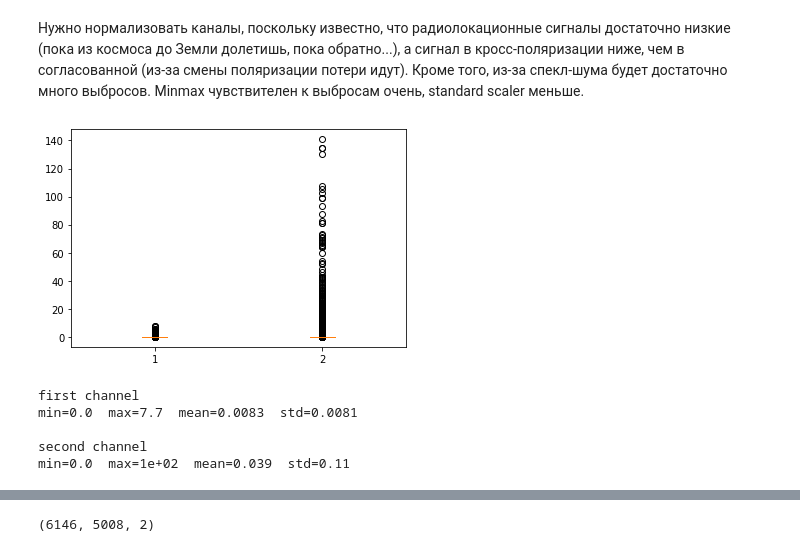
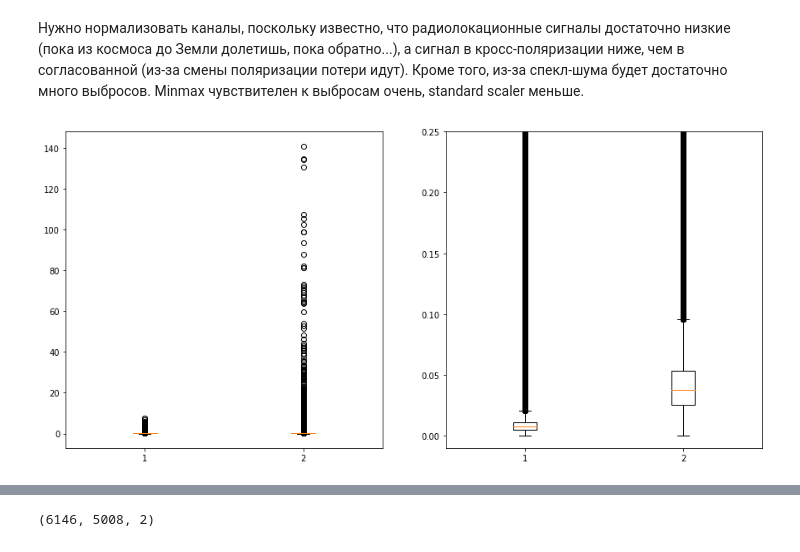
Before and after one commit to SozAnna/S1_Sakha_classification, a Jupyter notebook: Forest_mask_nn.ipynb, the cells around one changed output, grey strips where cells are left out. Cells and saved outputs as stored; diff of their text form; code cells hidden in the pictures.

```diff
--- a/Forest_mask_nn.ipynb
+++ b/Forest_mask_nn.ipynb
@@ -275,28 +298,10 @@ print(mask_array.shape)
 # %% [markdown]
 Нужно нормализовать каналы, поскольку известно, что радиолокационные сигналы достаточно низкие (пока из космоса до Земли долетишь, пока обратно...), а сигнал в кросс-поляризации ниже, чем в согласованной (из-за смены поляризации потери идут). Кроме того, из-за спекл-шума будет достаточно много выбросов. Minmax чувствителен к выбросам очень, standard scaler меньше.
 # %%
-plt.boxplot([image_array[:,:, :1].flatten(), image_array[:,:, 1:].flatten()])
+fig, axis = plt.subplots(1, 2, figsize=(15, 7))
+axis[0].boxplot([image_array[:,:, :1].flatten(), image_array[:,:, 1:].flatten()])
+axis[1].boxplot([image_array[:,:, :1].flatten(), image_array[:,:, 1:].flatten()])
+axis[1].set_ylim((-0.01, 0.25))
 plt.show()
 # %% [output]
-[figure, old version]
+[figure, new version]
-# %%
-min_b1 = np.min(image_array, axis=(0,1))[0]
-min_b2 = np.min(image_array, axis=(0,1))[1]
-max_b1 = np.max(image_array, axis=(0,1))[0]
-max_b2 = np.max(image_array, axis=(0,1))[1]
-mean_b1 = np.mean(image_array, axis=(0,1))[0]
-mean_b2 = np.mean(image_array, axis=(0,1))[1]
-std_b1 = np.std(image_array, axis=(0,1))[0]
-std_b2 = np.std(image_array, axis=(0,1))[1]
-
-print('first channel')
-print(f"min={min_b1}  max={max_b1:.2}  mean={mean_b1:.2}  std={std_b1:.2}")
-print()
-print('second channel')
-print(f"min={min_b2}  max={max_b2:.0}  mean={mean_b2:.2}  std={std_b2:.2}")
-# %% [output]
-first channel
-min=0.0  max=7.7  mean=0.0083  std=0.0081
-
-second channel
-min=0.0  max=1e+02  mean=0.039  std=0.11
```
Also changed, not shown: parts of 21 cells of this notebook.
